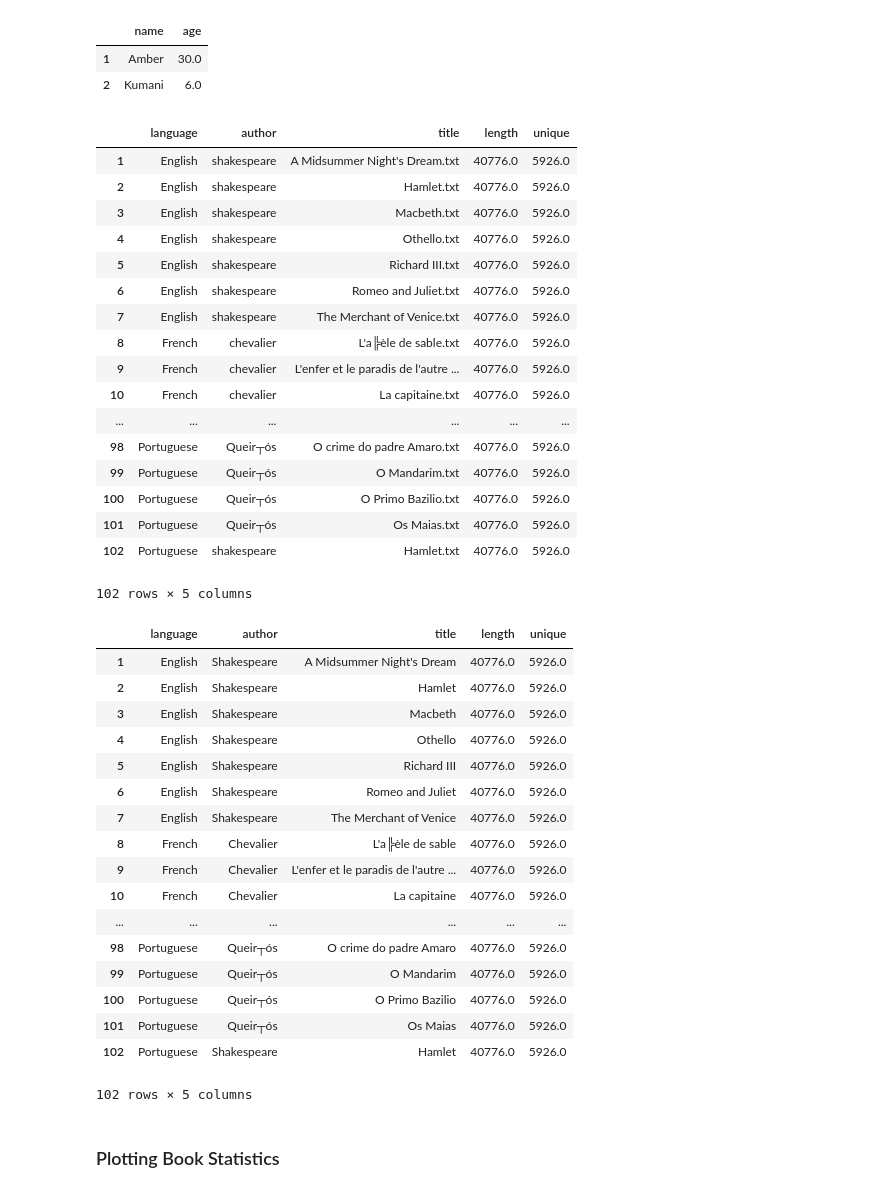
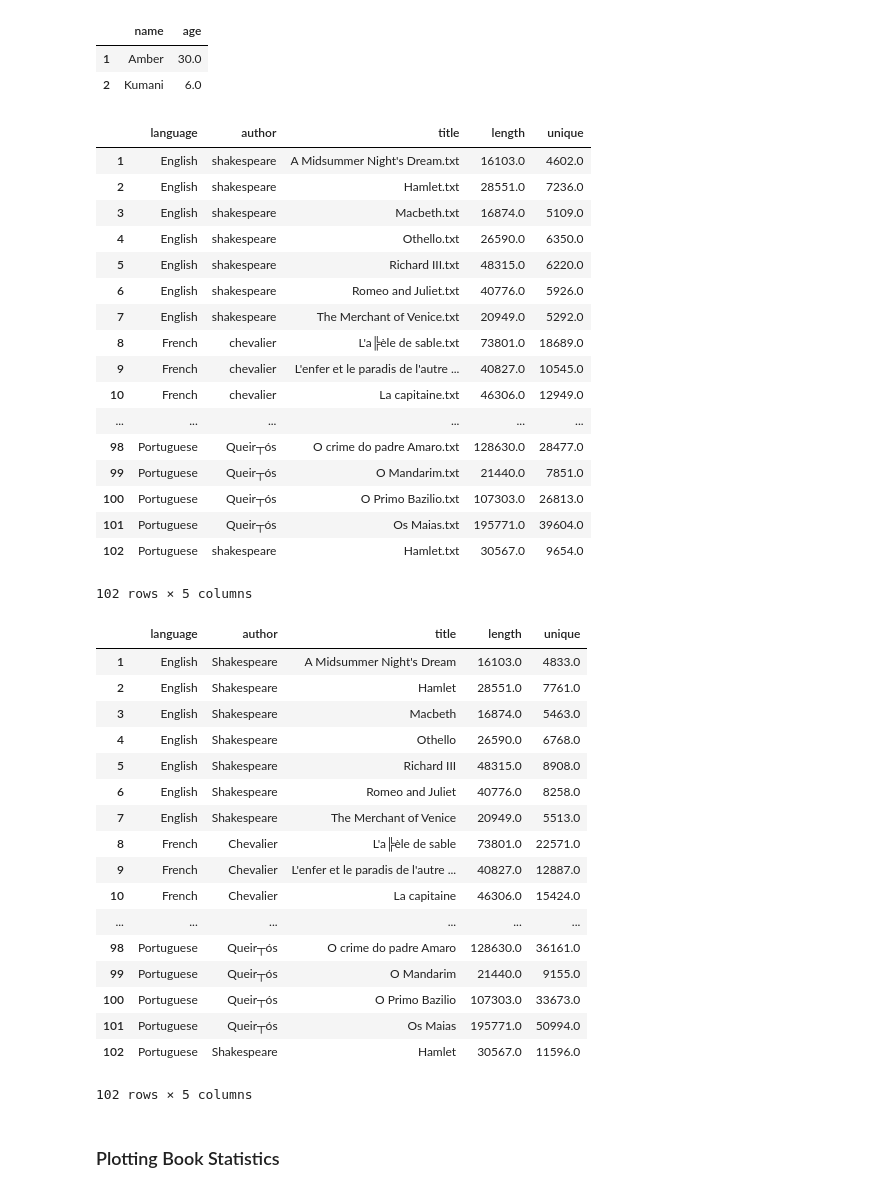
Before and after one commit to akell47/Python, a Jupyter notebook: Language/LanguageProcessing.ipynb, the cells around one changed output. Drawn from its saved outputs; the diff is of its cells as text; code cells hidden in the pictures.

```diff
--- a/Language/LanguageProcessing.ipynb
+++ b/Language/LanguageProcessing.ipynb
@@ -132,7 +132,7 @@ def count_words_faster(text):
     word_counts = Counter(text.split(" "))
     return word_counts
 
-def word_stats(t):
+def word_stats(word_counts):
     """return number of unique words and frequencies"""
     num_unique = len(word_counts)
     counts = word_counts.values()
@@ -152,7 +152,7 @@ print ("Number of characters in Romeo und Julia:",len(text_book_German))
 # %% [output]
 Number of characters in Romeo und Julia: 142630
 # %%
-def word_stats(t):
+def word_stats(word_counts):
     """return number of unique words and frequencies"""
     num_unique = len(word_counts)
     counts = word_counts.values()
@@ -213,7 +213,7 @@ def count_words_faster(text):
     word_counts = Counter(text.split(" "))
     return word_counts
 
-def word_stats(t):
+def word_stats(word_counts):
     """return number of unique words and frequencies"""
     num_unique = len(word_counts)
     counts = word_counts.values()
@@ -233,69 +233,69 @@ for language in os.listdir(book_dir):
 stats
 # %% [output]
 |  | language | author | title | length | unique |
-| 1 | English | shakespeare | A Midsummer Night's Dream.txt | 40776.0 | 5926.0 |
-| 2 | English | shakespeare | Hamlet.txt | 40776.0 | 5926.0 |
-| 3 | English | shakespeare | Macbeth.txt | 40776.0 | 5926.0 |
-| 4 | English | shakespeare | Othello.txt | 40776.0 | 5926.0 |
-| 5 | English | shakespeare | Richard III.txt | 40776.0 | 5926.0 |
+| 1 | English | shakespeare | A Midsummer Night's Dream.txt | 16103.0 | 4602.0 |
+| 2 | English | shakespeare | Hamlet.txt | 28551.0 | 7236.0 |
+| 3 | English | shakespeare | Macbeth.txt | 16874.0 | 5109.0 |
+| 4 | English | shakespeare | Othello.txt | 26590.0 | 6350.0 |
+| 5 | English | shakespeare | Richard III.txt | 48315.0 | 6220.0 |
 | 6 | English | shakespeare | Romeo and Juliet.txt | 40776.0 | 5926.0 |
-| 7 | English | shakespeare | The Merchant of Venice.txt | 40776.0 | 5926.0 |
-| 8 | French | chevalier | L'a╠èle de sable.txt | 40776.0 | 5926.0 |
-| 9 | French | chevalier | L'enfer et le paradis de l'autre ... | 40776.0 | 5926.0 |
-| 10 | French | chevalier | La capitaine.txt | 40776.0 | 5926.0 |
+| 7 | English | shakespeare | The Merchant of Venice.txt | 20949.0 | 5292.0 |
+| 8 | French | chevalier | L'a╠èle de sable.txt | 73801.0 | 18689.0 |
+| 9 | French | chevalier | L'enfer et le paradis de l'autre ... | 40827.0 | 10545.0 |
+| 10 | French | chevalier | La capitaine.txt | 46306.0 | 12949.0 |
 | ... | ... | ... | ... | ... | ... |
-| 98 | Portuguese | Queir┬ós | O crime do padre Amaro.txt | 40776.0 | 5926.0 |
-| 99 | Portuguese | Queir┬ós | O Mandarim.txt | 40776.0 | 5926.0 |
-| 100 | Portuguese | Queir┬ós | O Primo Bazilio.txt | 40776.0 | 5926.0 |
-| 101 | Portuguese | Queir┬ós | Os Maias.txt | 40776.0 | 5926.0 |
-| 102 | Portuguese | shakespeare | Hamlet.txt | 40776.0 | 5926.0 |
+| 98 | Portuguese | Queir┬ós | O crime do padre Amaro.txt | 128630.0 | 28477.0 |
+| 99 | Portuguese | Queir┬ós | O Mandarim.txt | 21440.0 | 7851.0 |
+| 100 | Portuguese | Queir┬ós | O Primo Bazilio.txt | 107303.0 | 26813.0 |
+| 101 | Portuguese | Queir┬ós | Os Maias.txt | 195771.0 | 39604.0 |
+| 102 | Portuguese | shakespeare | Hamlet.txt | 30567.0 | 9654.0 |
 102 rows × 5 columns
 # %%
 def count_words_faster(text):
     text = text.lower()
     skips = [".", ",", ":", ";", "?", "!", '""', "''" ]
     for ch in skips:
         text = text.replace(ch, "")
         word_counts = Counter(text.split(" "))
     return word_counts
 
-def word_stats(t):
+def word_stats(word_counts):
     """return number of unique words and frequencies"""
     num_unique = len(word_counts)
     counts = word_counts.values()
     return (num_unique, counts)
 
 stats = pd.DataFrame(columns = ("language", "author", "title", "length", "unique"))
 title_num = 1
 for language in os.listdir(book_dir):
     for author in os.listdir(book_dir + "/" + language):
         for title in os.listdir(book_dir + "/" + language + "/" + author):
             inputfile = book_dir + "/" + language + "/" + author + "/" + title
             # print (inputfile)
             text = read_book(inputfile)
             (num_unique, counts) = word_stats(count_words(text))
             # modifications capitalize first letter in title and remove .txt extension
             stats.loc[title_num] = language, author.capitalize(), title.replace(".txt", ""), sum(counts), num_unique
             title_num += 1
 stats
 # %% [output]
 |  | language | author | title | length | unique |
-| 1 | English | Shakespeare | A Midsummer Night's Dream | 40776.0 | 5926.0 |
-| 2 | English | Shakespeare | Hamlet | 40776.0 | 5926.0 |
-| 3 | English | Shakespeare | Macbeth | 40776.0 | 5926.0 |
-| 4 | English | Shakespeare | Othello | 40776.0 | 5926.0 |
-| 5 | English | Shakespeare | Richard III | 40776.0 | 5926.0 |
-| 6 | English | Shakespeare | Romeo and Juliet | 40776.0 | 5926.0 |
-| 7 | English | Shakespeare | The Merchant of Venice | 40776.0 | 5926.0 |
-| 8 | French | Chevalier | L'a╠èle de sable | 40776.0 | 5926.0 |
-| 9 | French | Chevalier | L'enfer et le paradis de l'autre ... | 40776.0 | 5926.0 |
-| 10 | French | Chevalier | La capitaine | 40776.0 | 5926.0 |
+| 1 | English | Shakespeare | A Midsummer Night's Dream | 16103.0 | 4833.0 |
+| 2 | English | Shakespeare | Hamlet | 28551.0 | 7761.0 |
+| 3 | English | Shakespeare | Macbeth | 16874.0 | 5463.0 |
+| 4 | English | Shakespeare | Othello | 26590.0 | 6768.0 |
+| 5 | English | Shakespeare | Richard III | 48315.0 | 8908.0 |
+| 6 | English | Shakespeare | Romeo and Juliet | 40776.0 | 8258.0 |
+| 7 | English | Shakespeare | The Merchant of Venice | 20949.0 | 5513.0 |
+| 8 | French | Chevalier | L'a╠èle de sable | 73801.0 | 22571.0 |
+| 9 | French | Chevalier | L'enfer et le paradis de l'autre ... | 40827.0 | 12887.0 |
+| 10 | French | Chevalier | La capitaine | 46306.0 | 15424.0 |
 | ... | ... | ... | ... | ... | ... |
-| 98 | Portuguese | Queir┬ós | O crime do padre Amaro | 40776.0 | 5926.0 |
-| 99 | Portuguese | Queir┬ós | O Mandarim | 40776.0 | 5926.0 |
-| 100 | Portuguese | Queir┬ós | O Primo Bazilio | 40776.0 | 5926.0 |
-| 101 | Portuguese | Queir┬ós | Os Maias | 40776.0 | 5926.0 |
-| 102 | Portuguese | Shakespeare | Hamlet | 40776.0 | 5926.0 |
+| 98 | Portuguese | Queir┬ós | O crime do padre Amaro | 128630.0 | 36161.0 |
+| 99 | Portuguese | Queir┬ós | O Mandarim | 21440.0 | 9155.0 |
+| 100 | Portuguese | Queir┬ós | O Primo Bazilio | 107303.0 | 33673.0 |
+| 101 | Portuguese | Queir┬ós | Os Maias | 195771.0 | 50994.0 |
+| 102 | Portuguese | Shakespeare | Hamlet | 30567.0 | 11596.0 |
 102 rows × 5 columns
 # %% [markdown]
 ### Plotting Book Statistics
```
Also changed, not shown: parts of 9 cells of this notebook, 2 other files.
